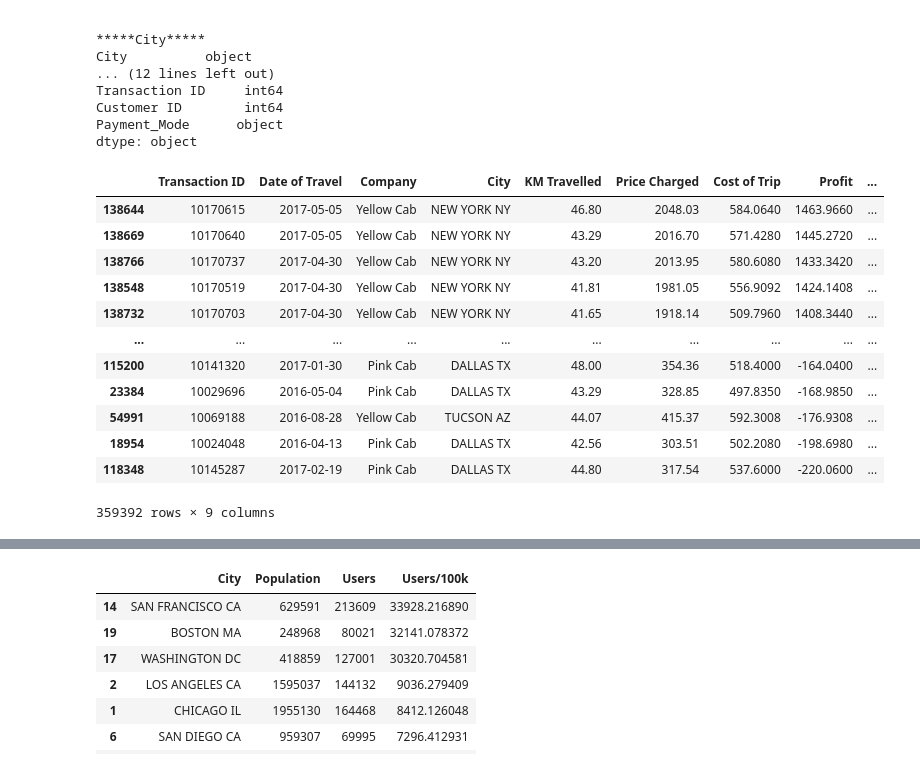
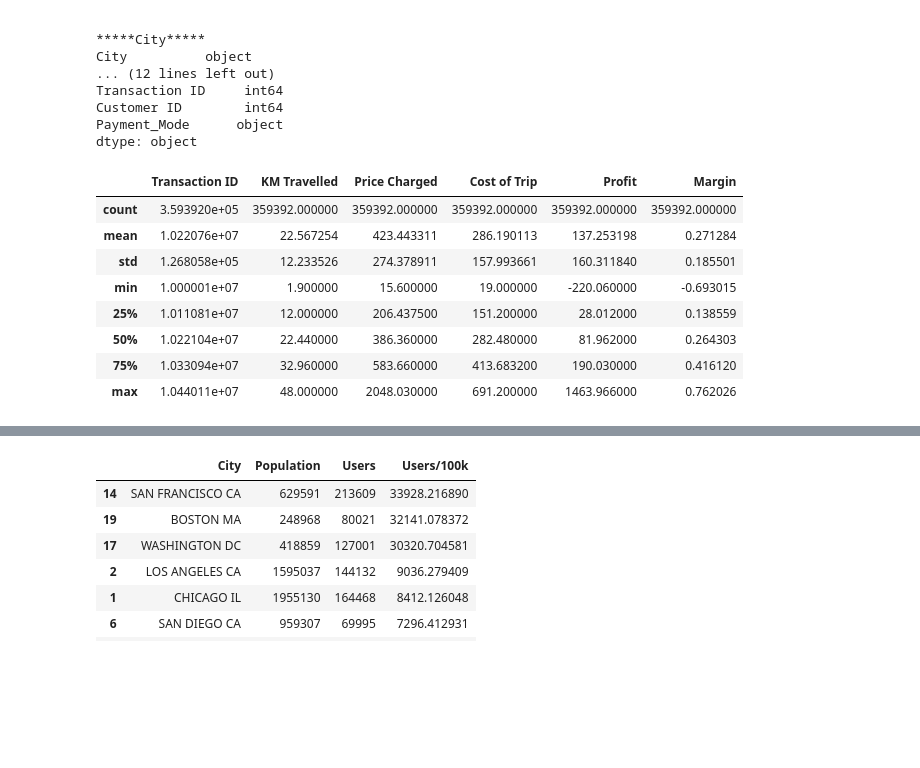
Before and after one commit to jpkcunha/Data-Glacier, a Jupyter notebook: Week2/Cab Investment Case Study/Cab Investiment Analysis.ipynb, the cells around one changed output, grey strips where cells are left out. Saved outputs shown, nothing was run; the diff lists cells and outputs as text; code cells hidden in the pictures; blank space fills up the shorter version.

```diff
--- a/Week2/Cab Investment Case Study/Cab Investiment Analysis.ipynb
+++ b/Week2/Cab Investment Case Study/Cab Investiment Analysis.ipynb
@@ -143,20 +145,13 @@ def convert_date(row):
     return (start + dt.timedelta(days=ordinal)).replace(microsecond=0).date()
 # %%
 cab_data['Date of Travel'] = cab_data.apply(convert_date, axis = 1)
-cab_data['Profit'] = cab_data['Price Charged'] - cab_data['Cost of Trip']
-cab_data['Margin'] =  cab_data['Profit']/cab_data['Price Charged']
-cab_data.sort_values(by = 'Profit', ascending = False)
 # %% [output]
-|  | Transaction ID | Date of Travel | Company | City | KM Travelled | Price Charged | Cost of Trip | Profit | ... |
-| 138644 | 10170615 | 2017-05-05 | Yellow Cab | NEW YORK NY | 46.80 | 2048.03 | 584.0640 | 1463.9660 | ... |
-| 138669 | 10170640 | 2017-05-05 | Yellow Cab | NEW YORK NY | 43.29 | 2016.70 | 571.4280 | 1445.2720 | ... |
-| 138766 | 10170737 | 2017-04-30 | Yellow Cab | NEW YORK NY | 43.20 | 2013.95 | 580.6080 | 1433.3420 | ... |
-| 138548 | 10170519 | 2017-04-30 | Yellow Cab | NEW YORK NY | 41.81 | 1981.05 | 556.9092 | 1424.1408 | ... |
-| 138732 | 10170703 | 2017-04-30 | Yellow Cab | NEW YORK NY | 41.65 | 1918.14 | 509.7960 | 1408.3440 | ... |
-| ... | ... | ... | ... | ... | ... | ... | ... | ... | ... |
-| 115200 | 10141320 | 2017-01-30 | Pink Cab | DALLAS TX | 48.00 | 354.36 | 518.4000 | -164.0400 | ... |
-| 23384 | 10029696 | 2016-05-04 | Pink Cab | DALLAS TX | 43.29 | 328.85 | 497.8350 | -168.9850 | ... |
-| 54991 | 10069188 | 2016-08-28 | Yellow Cab | TUCSON AZ | 44.07 | 415.37 | 592.3008 | -176.9308 | ... |
-| 18954 | 10024048 | 2016-04-13 | Pink Cab | DALLAS TX | 42.56 | 303.51 | 502.2080 | -198.6980 | ... |
-| 118348 | 10145287 | 2017-02-19 | Pink Cab | DALLAS TX | 44.80 | 317.54 | 537.6000 | -220.0600 | ... |
+|  | Transaction ID | KM Travelled | Price Charged | Cost of Trip | Profit | Margin |
+| count | 3.593920e+05 | 359392.000000 | 359392.000000 | 359392.000000 | 359392.000000 | 359392.000000 |
+| mean | 1.022076e+07 | 22.567254 | 423.443311 | 286.190113 | 137.253198 | 0.271284 |
+| std | 1.268058e+05 | 12.233526 | 274.378911 | 157.993661 | 160.311840 | 0.185501 |
+| min | 1.000001e+07 | 1.900000 | 15.600000 | 19.000000 | -220.060000 | -0.693015 |
+| 25% | 1.011081e+07 | 12.000000 | 206.437500 | 151.200000 | 28.012000 | 0.138559 |
+| 50% | 1.022104e+07 | 22.440000 | 386.360000 | 282.480000 | 81.962000 | 0.264303 |
+| 75% | 1.033094e+07 | 32.960000 | 583.660000 | 413.683200 | 190.030000 | 0.416120 |
+| max | 1.044011e+07 | 48.000000 | 2048.030000 | 691.200000 | 1463.966000 | 0.762026 |
-359392 rows × 9 columns
```
Also changed, not shown: parts of 25 cells of this notebook.
